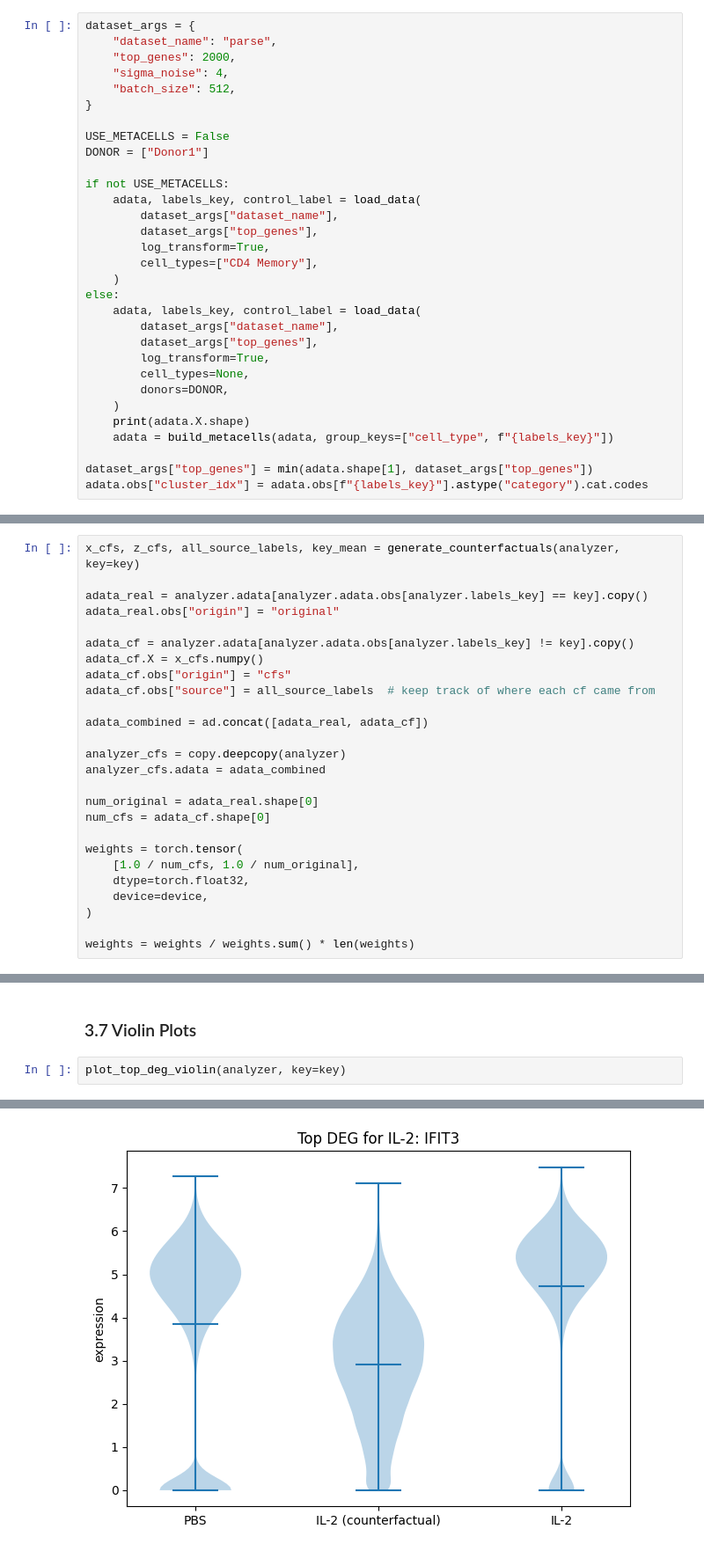
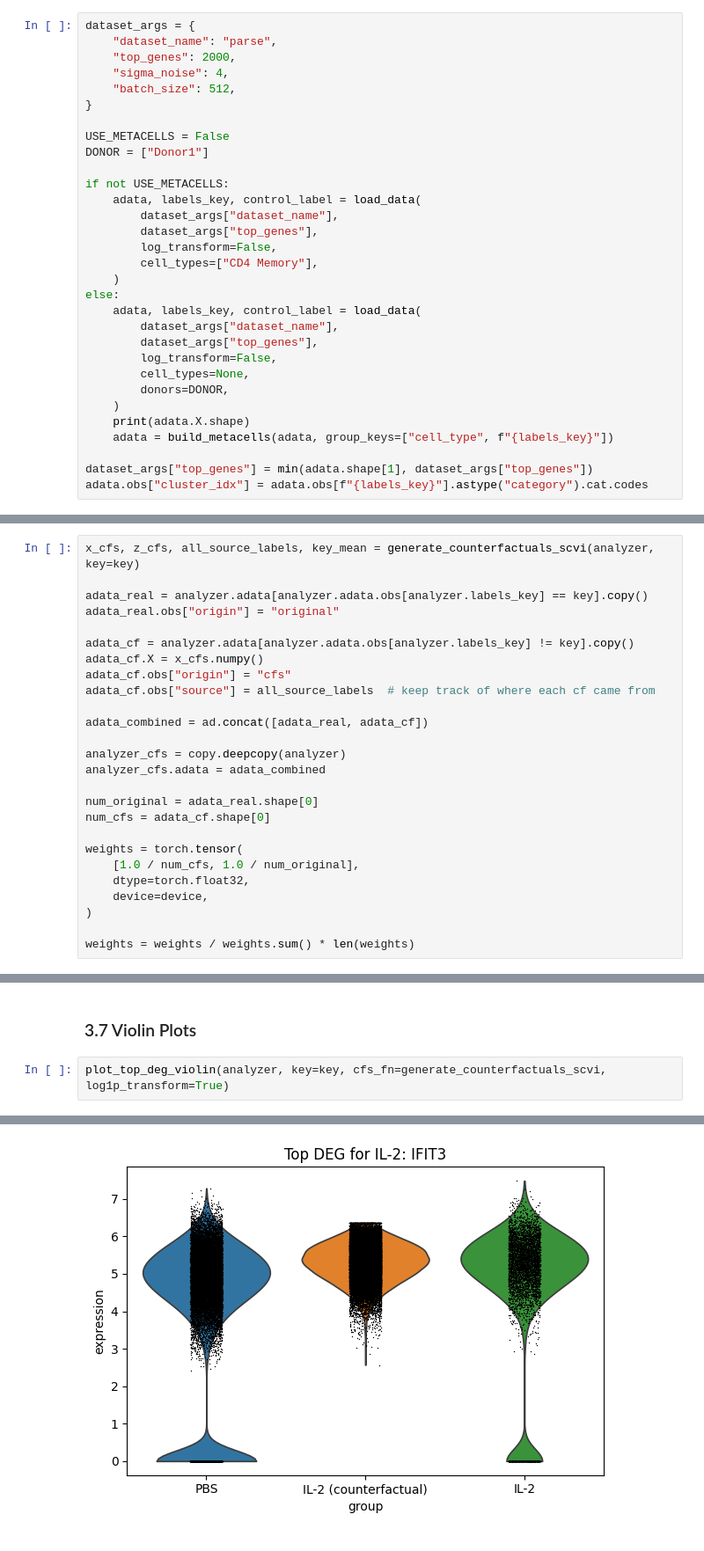
Before and after one commit to jan904/B-EOFlow, a Jupyter notebook: scvi.ipynb, the cells around one changed output, grey strips where cells are left out. Shown at 88% size. Drawn from its saved outputs; the diff is of its cells as text.

```diff
--- a/scvi.ipynb
+++ b/scvi.ipynb
@@ -59,14 +59,14 @@ if not USE_METACELLS:
     adata, labels_key, control_label = load_data(
         dataset_args["dataset_name"],
         dataset_args["top_genes"],
-        log_transform=True,
+        log_transform=False,
         cell_types=["CD4 Memory"],
     )
 else:
     adata, labels_key, control_label = load_data(
         dataset_args["dataset_name"],
         dataset_args["top_genes"],
-        log_transform=True,
+        log_transform=False,
         cell_types=None,
         donors=DONOR,
     )
@@ -256,7 +256,7 @@ analyzer = Analyzer(
 # %%
 key = "IL-2"
 # %%
-x_cfs, z_cfs, all_source_labels, key_mean = generate_counterfactuals(analyzer, key=key)
+x_cfs, z_cfs, all_source_labels, key_mean = generate_counterfactuals_scvi(analyzer, key=key)
 
 adata_real = analyzer.adata[analyzer.adata.obs[analyzer.labels_key] == key].copy()
 adata_real.obs["origin"] = "original"
@@ -355,5 +387,5 @@ plot_mean_expression_comparison(analyzer, key=key, top_n=10, method="cVAE")
 # %% [markdown]
 ### 3.7 Violin Plots
 # %%
-plot_top_deg_violin(analyzer, key=key)
+plot_top_deg_violin(analyzer, key=key, cfs_fn=generate_counterfactuals_scvi, log1p_transform=True)
 # %% [output]
@@ -360 +402 @@ plot_top_deg_violin(analyzer, key=key)
-[figure, old version]
+[figure, new version]
```
Also changed, not shown: parts of 14 cells of this notebook, 13 other files.
